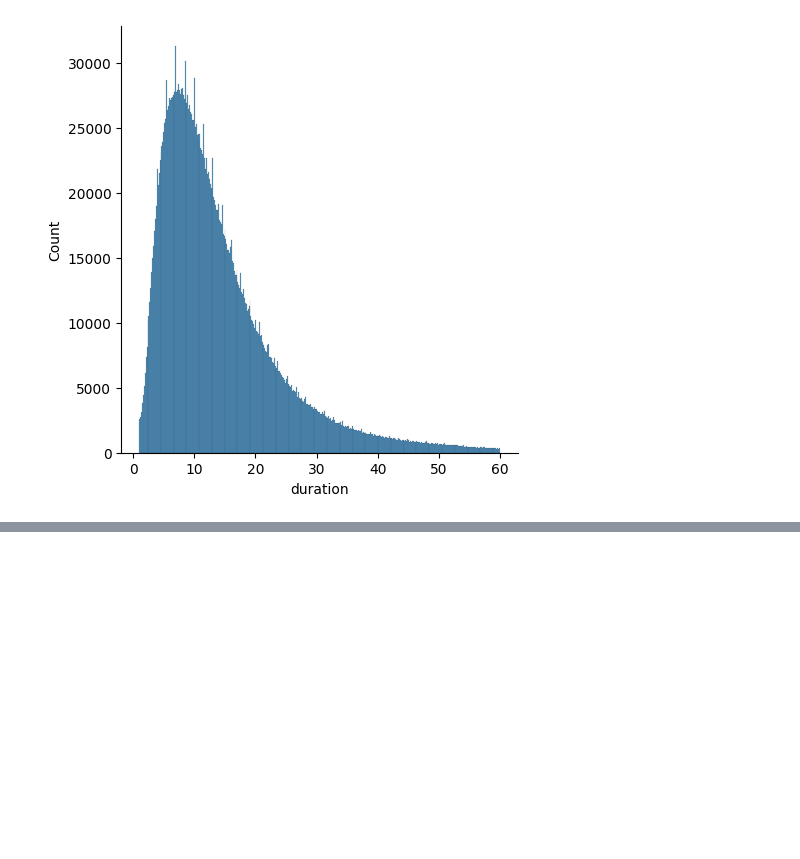
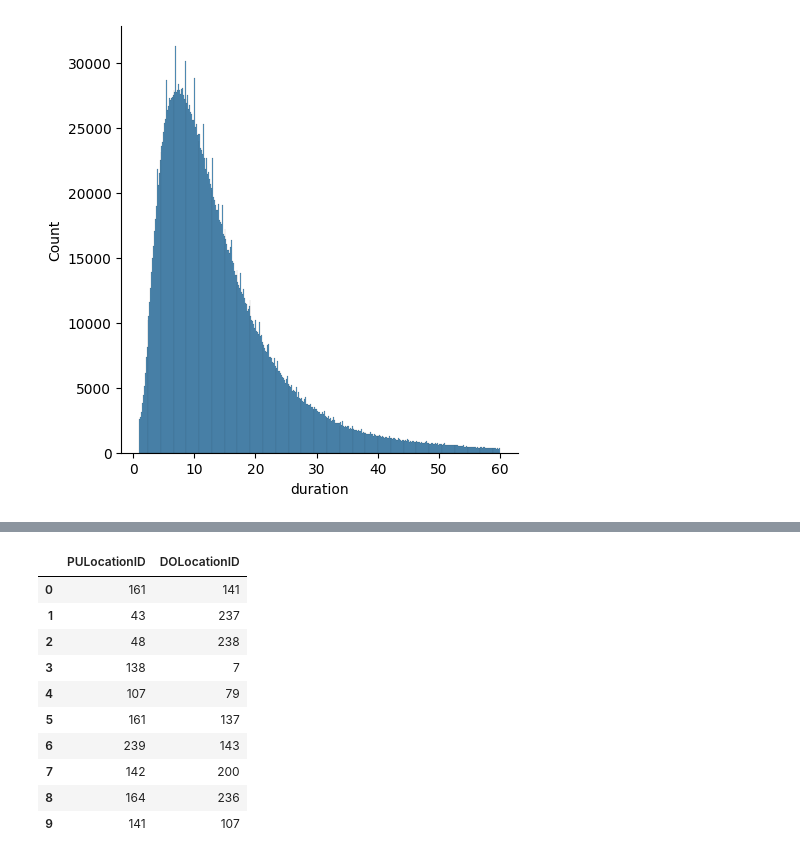
Before and after one commit to dusarp/mlops-zoomcamp, a Jupyter notebook: 01-intro/homework.ipynb, the cells around one changed output, grey strips where cells are left out. Saved outputs shown, nothing was run; the diff lists cells and outputs as text; code cells hidden in the pictures; blank space fills up the shorter version.

```diff
--- a/01-intro/homework.ipynb
+++ b/01-intro/homework.ipynb
@@ -229,0 +268,7 @@ sns.displot(df_jan_2023_y_filtered.duration)
+# %%
+# Recast PULocationID and DOLocationID to string
+df_jan_2023_y_filtered['PULocationID'] = df_jan_2023_y_filtered['PULocationID'].astype(str)
+df_jan_2023_y_filtered['DOLocationID'] = df_jan_2023_y_filtered['DOLocationID'].astype(str)
+
+# Select only the pickup and dropoff columns
+df_features = df_jan_2023_y_filtered[['PULocationID', 'DOLocationID']]
@@ -229,0 +320,14 @@ sns.displot(df_jan_2023_y_filtered.duration)
+# %%
+df_jan_2023_y_filtered[categorical].iloc[:10]
+# %% [output]
+|  | PULocationID | DOLocationID |
+| 0 | 161 | 141 |
+| 1 | 43 | 237 |
+| 2 | 48 | 238 |
+| 3 | 138 | 7 |
+| 4 | 107 | 79 |
+| 5 | 161 | 137 |
+| 6 | 239 | 143 |
+| 7 | 142 | 200 |
+| 8 | 164 | 236 |
+| 9 | 141 | 107 |
```
Also changed, not shown: parts of 16 cells of this notebook.
